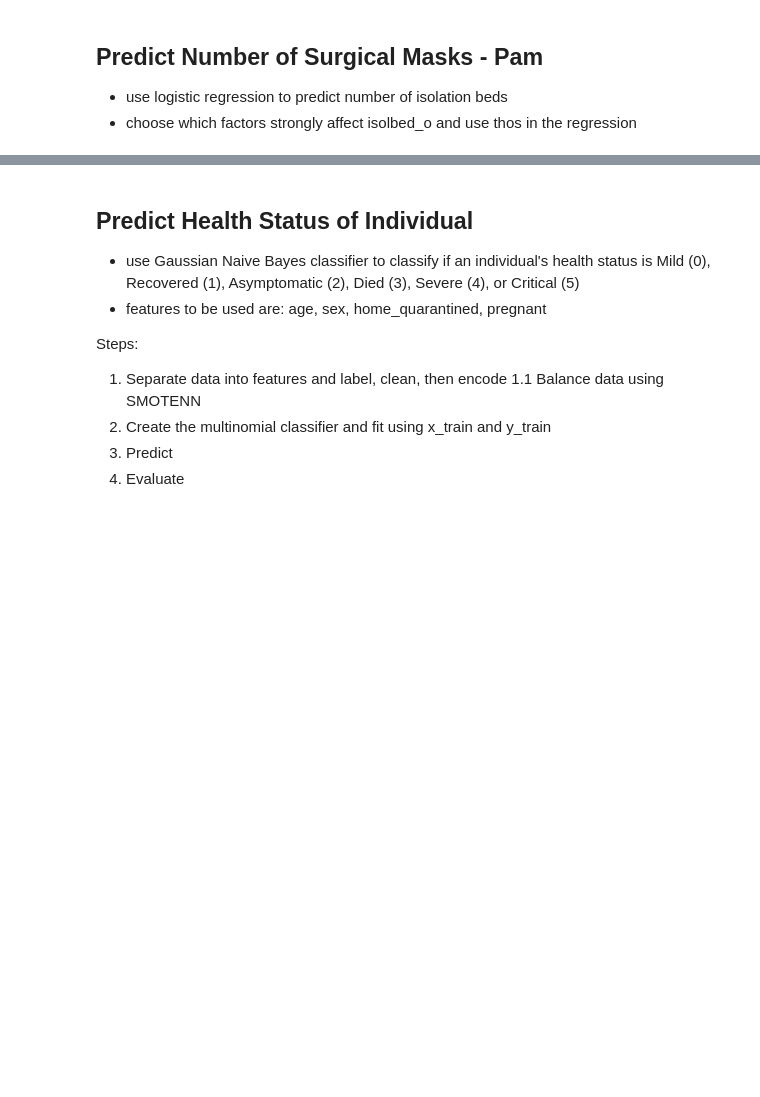
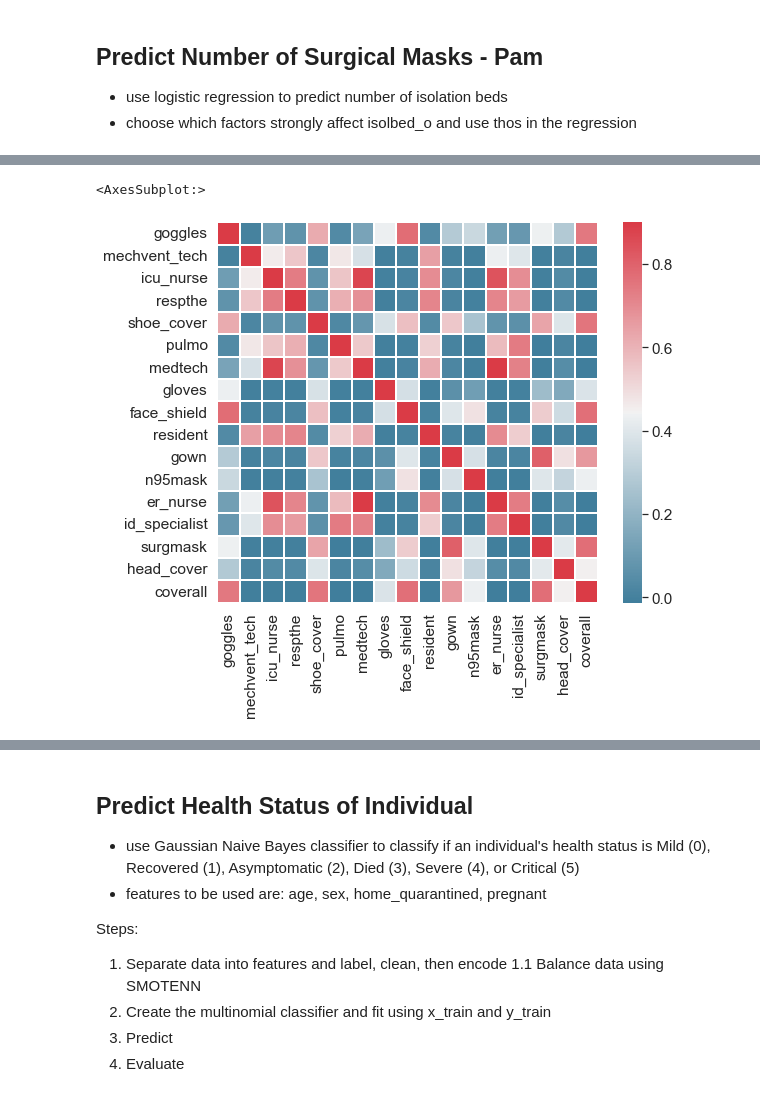
Before and after one commit to klouiesun00/CMSC197-ML-MiniProj-GroupJ, a Jupyter notebook: Mini-Project.ipynb, the cells around one changed output, grey strips where cells are left out. Drawn from its saved outputs; the diff is of its cells as text; code cells hidden in the pictures; blank space fills up the shorter version.

Commit message:
Pam's part - predicting surgmasks

```diff
--- a/Mini-Project.ipynb
+++ b/Mini-Project.ipynb
@@ -320,0 +330,5 @@ note: values change every run of this notebook
+# %%
+df_corr_surgmask = df_surgmask.drop(['updateddate', 'addeddate','reportdate', 'hfhudcode','id','cfname', 'ic_specialist'], axis=1)
+# %%
+# replace NA data with 0
+df_corr_surgmask = df_corr_surgmask.fillna(0)
@@ -320,0 +379,14 @@ note: values change every run of this notebook
+# %%
+# Correlation heatmap
+
+# Set up the matplotlib figure
+f, ax = plt.subplots(figsize=(9, 7))
+
+# Generate a custom diverging colormap
+cmap = sns.diverging_palette(230, 10, as_cmap=True)
+
+# Draw the heatmap with the mask and correct aspect ratio
+sns.heatmap(df_corr_surgmask.corr(), cmap=cmap, vmax=.9, square=True, linewidths=.3, ax=ax)
+# %% [output]
+<AxesSubplot:>
+[figure, added]
```
Also changed, not shown: parts of 16 cells of this notebook.
